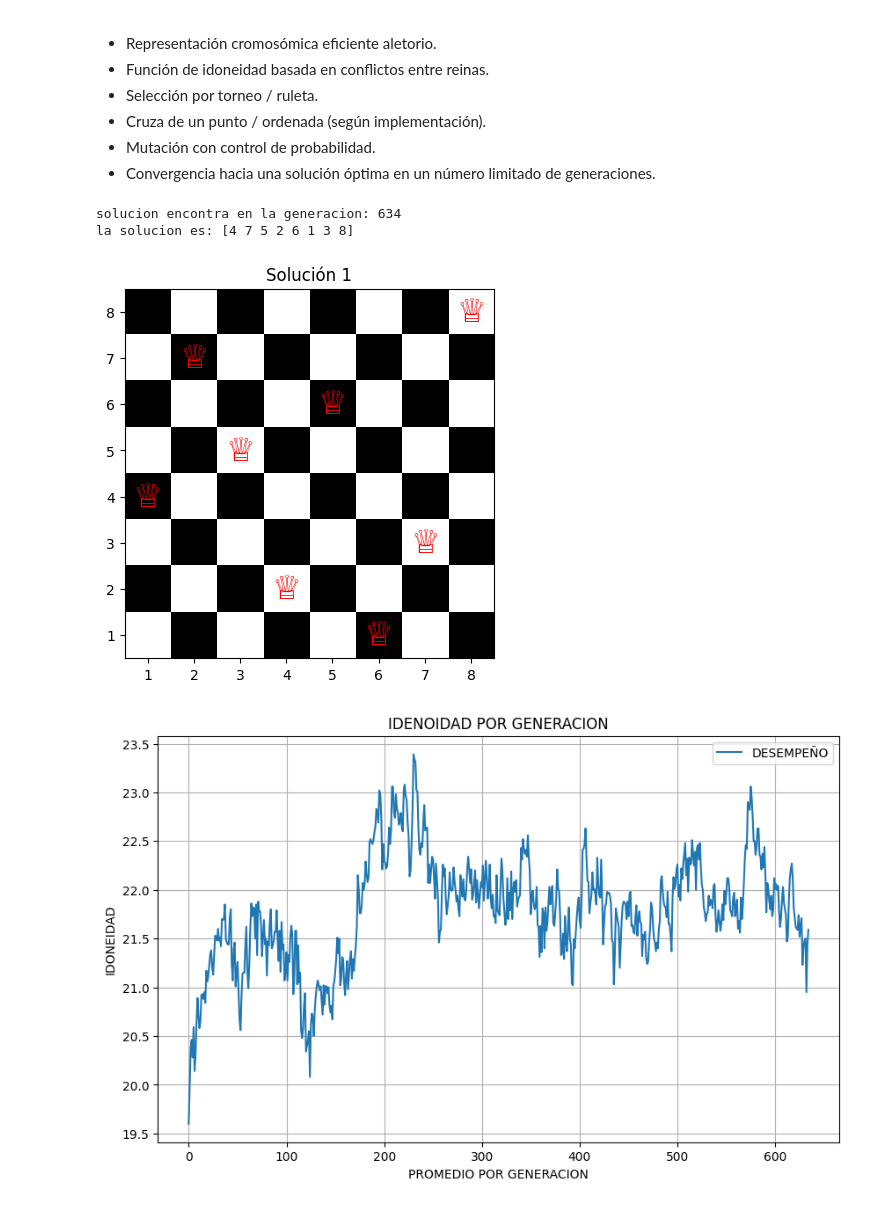
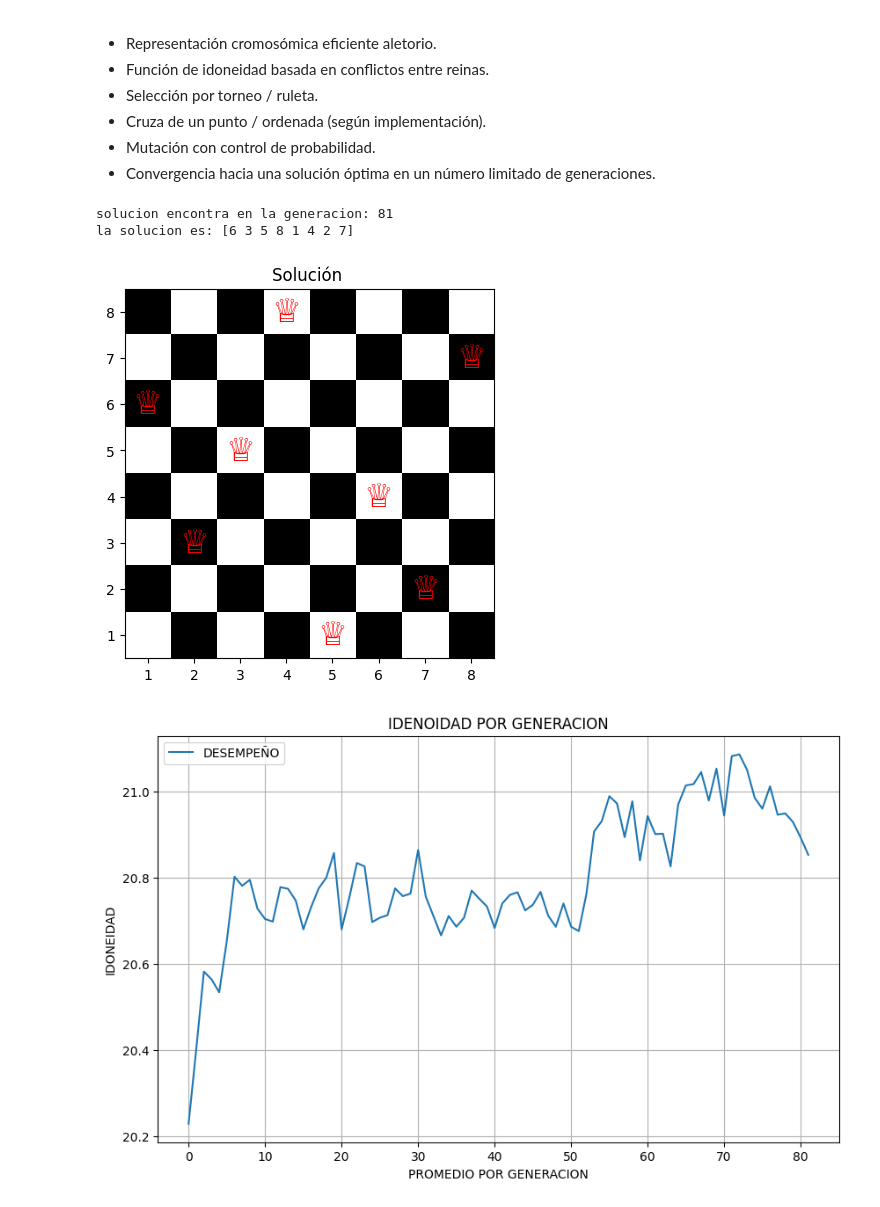
Before and after one commit to gitnicolas343/sistemas-computacionales-inteligentes, a Jupyter notebook: algotimo_genetico_problema_de_las_8_reinas.ipynb, the cells around one changed output. Drawn from its saved outputs; the diff is of its cells as text; code cells hidden in the pictures.

```diff
--- a/algotimo_genetico_problema_de_las_8_reinas.ipynb
+++ b/algotimo_genetico_problema_de_las_8_reinas.ipynb
@@ -91,7 +91,7 @@ def mutacion(hijo1,hijo2):
     return tuple(hijos_mutados)
     pass
 # %%
-def mostrar_tablero(solucion, numero=1):
+def mostrar_tablero(solucion):
     tablero = np.zeros((8, 8))
     for col, fila in enumerate(solucion):
         tablero[8 - fila][col] = 1
@@ -106,46 +106,46 @@ def mostrar_tablero(solucion, numero=1):
     ax.set_yticks(np.arange(8))
     ax.set_xticklabels(range(1, 9))
     ax.set_yticklabels(range(8, 0, -1))
-    ax.set_title(f"Solución {numero}")
+    ax.set_title(f"Solución ")
     plt.grid(False)
     plt.show()
 # %%
-tamaño_de_poblacion = 100
-generaciones = 50000
+tamaño_de_poblacion = 1000
+generaciones = 500000
 
 poblacion1 = poblacion_inicial(tamaño_de_poblacion)
 pronidenoidades = list()
 
 
 for i in range(generaciones):
     nueva_poblacion = list()
     pronidenoidades.append(np.mean(funcion_idoneidad(poblacion1)))                           #verificar y para cuando se encuentre un individuo valido
     if 28 in funcion_idoneidad(poblacion1):                                                  #si el 28 esta en la funcion de dionedad   paro el programa
         a = 0
         for h in funcion_idoneidad(poblacion1):                                              #este ciclo busca el indice donde se encuentra el individuo buscado
 
             if h == 28:
                     a = poblacion1[a]
                     print('solucion encontra en la generacion:',i )
                     print('la solucion es:',a)
                     mostrar_tablero(a)
                     break
             a = a + 1
         break
 
 
     while len(nueva_poblacion) < tamaño_de_poblacion:
             idoneidades = funcion_idoneidad(poblacion1)                                     #con el ciclo while garantizo que se mantenga el numero de individuos en la poblacion , con for salia el doble de individuos
             indv_seleccionado1,indv_seleccionado2 = seleccion(poblacion1,idoneidades)       #una ejecucion de esta ciclo equivale a 1 generacion entera
             hijos11,hijos22 = cross_over(list(indv_seleccionado1),list(indv_seleccionado2))
             clone11,clones22 = mutacion(list(hijos11),list(hijos22))
             nueva_poblacion.append(clone11)
             nueva_poblacion.append(clones22)
     poblacion1 = np.array(nueva_poblacion)
 # %% [output]
-solucion encontra en la generacion: 634
-la solucion es: [4 7 5 2 6 1 3 8]
+solucion encontra en la generacion: 81
+la solucion es: [6 3 5 8 1 4 2 7]
-[figure, old version]
+[figure, new version]
 # %%
 plt.figure(figsize=(10,6))
 plt.title('IDENOIDAD POR GENERACION')
@@ -156,4 +156,4 @@ plt.legend()
 plt.grid()
 plt.show()
 # %% [output]
-[figure, old version]
+[figure, new version]
```
